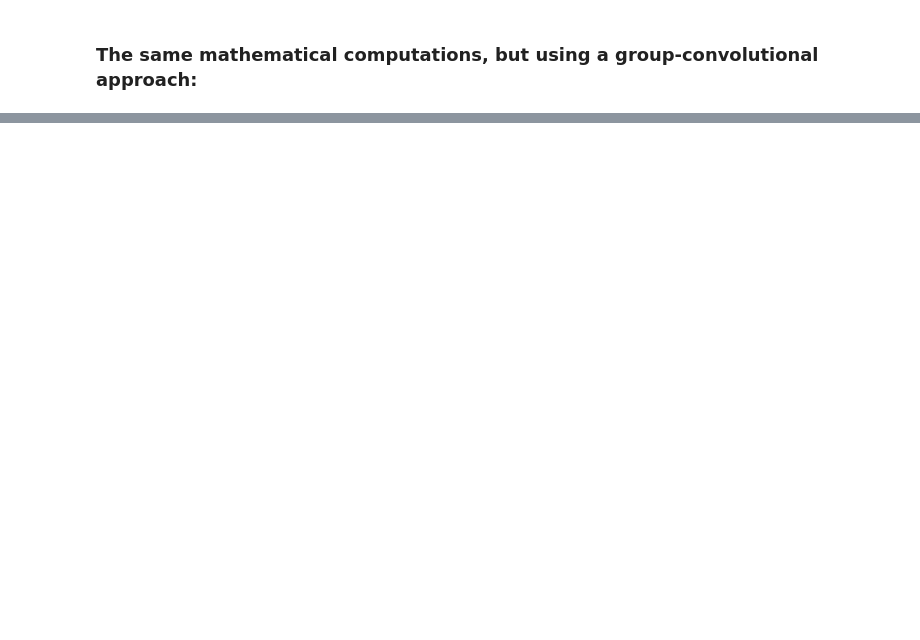
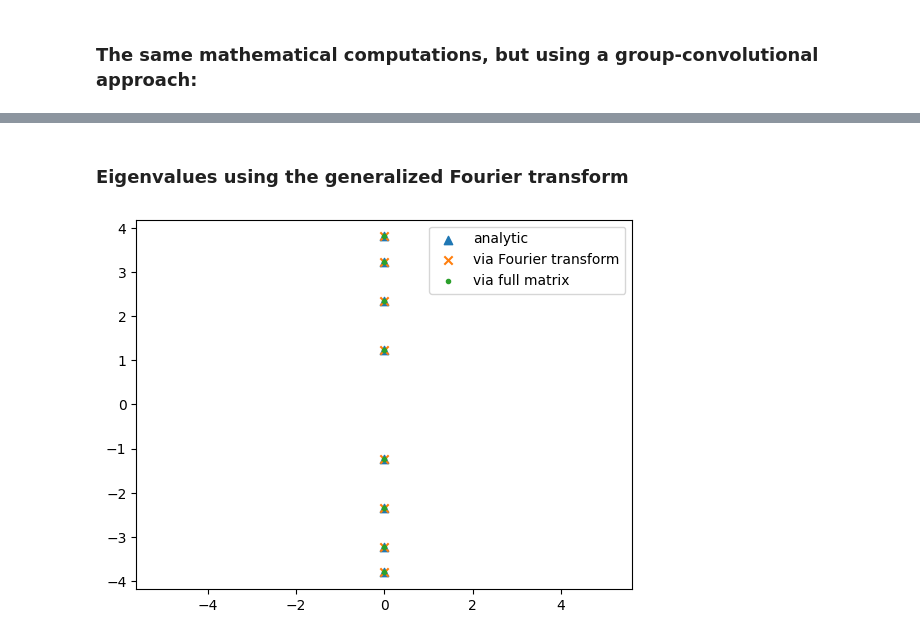
Before and after one commit to graps1/convolutional-edmd, a Jupyter notebook: spring_system.ipynb, the cells around one changed output, grey strips where cells are left out. Cells and saved outputs as stored; diff of their text form; code cells hidden in the pictures; blank space fills up the shorter version.

Commit message:
eigenvalues

```diff
--- a/spring_system.ipynb
+++ b/spring_system.ipynb
@@ -119,0 +120,40 @@ y0[e] = [0.  0.1 0.4 0.5], y0[a] = [0.3 0.2 0.7 0.6]
+# %% [markdown]
+### Eigenvalues using the generalized Fourier transform
+# %%
+rho_0 = lambda g: 1
+rho_1 = lambda g: 1 if g=="e" else -1
+G_hat = [ rho_0, rho_1 ]
+
+
+# GFT eigenvalues
+GFT = lambda u: { rho_0: u["e"] + u["a"], rho_1: u["e"] - u["a"] }
+iGFT = lambda u_hat: { "e": (u_hat[rho_0]+u_hat[rho_1])/2, "a": (u_hat[rho_0]-u_hat[rho_1])/2 }
+A_hat = GFT(A)
+lambdas = { sigma: np.linalg.eig(A_hat[sigma])[0] for sigma in G_hat }
+lambdas = np.concatenate([lambdas[rho] for rho in G_hat])
+
+# eigenvalues of equivariant matrix
+eigvals_full, eigvecs_full = np.linalg.eig(K)
+
+# analytic eigenvalues
+eigvals_analytic = np.array([
+    -1j * (k/(2*m))**0.5 * (3+5**0.5)**0.5,
+    +1j * (k/(2*m))**0.5 * (3+5**0.5)**0.5,
+    - (k/(2*m))**0.5 * (-3+5**0.5)**0.5,
+    + (k/(2*m))**0.5 * (-3+5**0.5)**0.5,
+
+    -1j * (k/(2*m))**0.5 * (5+5**0.5)**0.5,
+    +1j * (k/(2*m))**0.5 * (5+5**0.5)**0.5,
+    - (k/(2*m))**0.5 * (-5+5**0.5)**0.5,
+    + (k/(2*m))**0.5 * (-5+5**0.5)**0.5,
+])
+
+plt.scatter(eigvals_analytic.real, eigvals_analytic.imag, marker="^", label="analytic")
+plt.scatter(lambdas.real, lambdas.imag, marker="x", label="via Fourier transform")
+plt.scatter(eigvals_full.real, eigvals_full.imag, marker=".", label="via full matrix")
+
+plt.axis("equal")
+plt.legend()
+plt.show()
+# %% [output]
+[figure, added]
```
Also changed, not shown: parts of 2 cells of this notebook.
